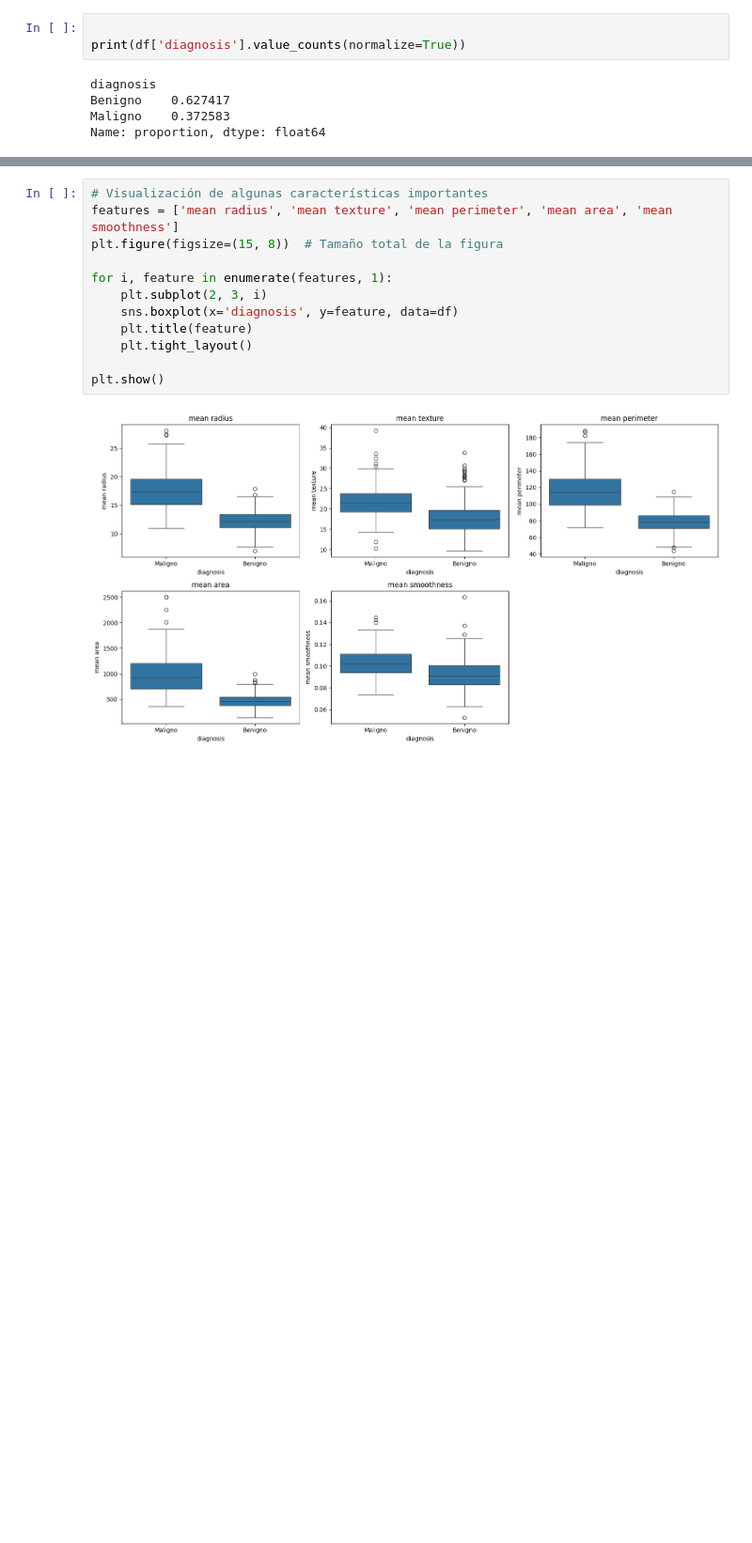
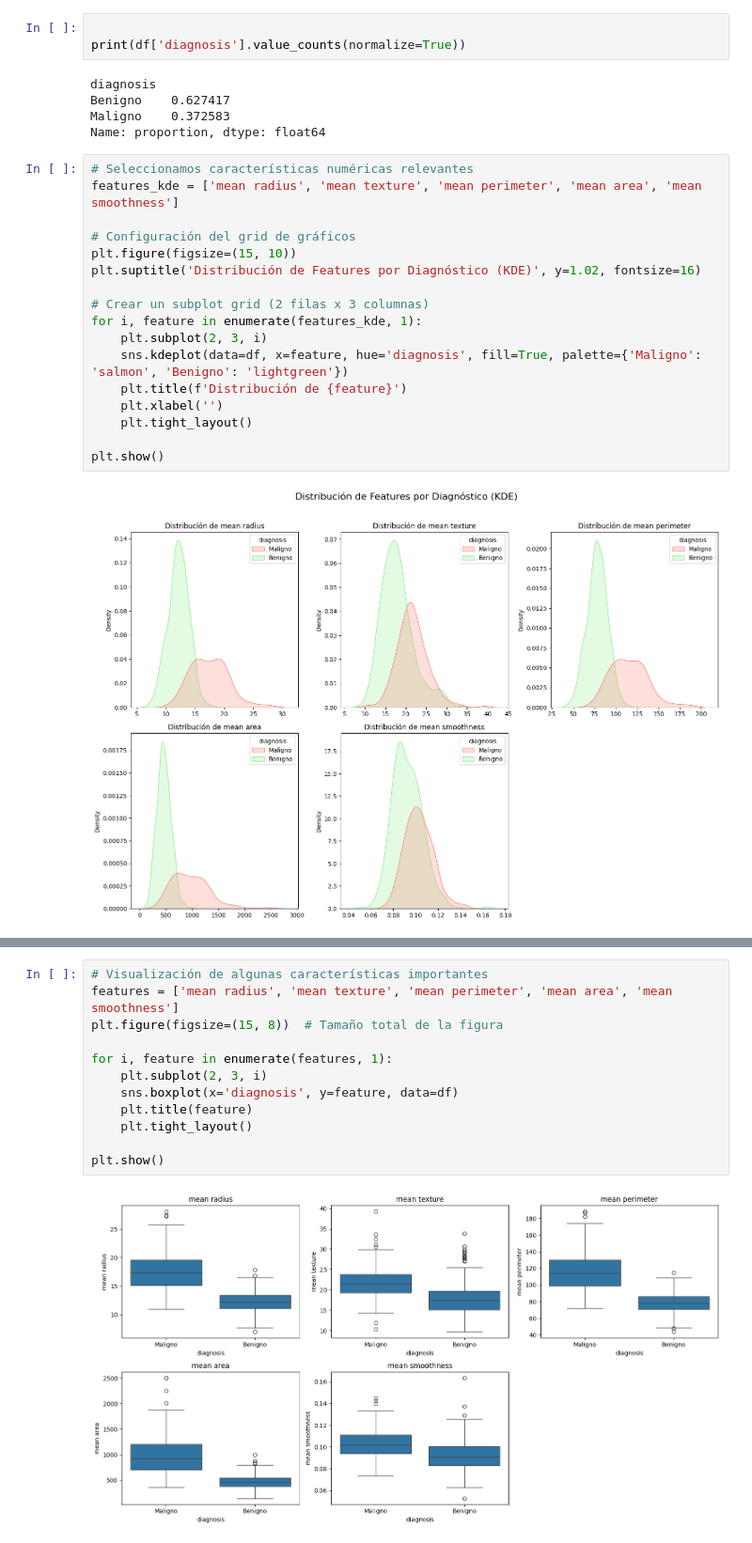
Before and after one commit to 311-23/Remedial, a Jupyter notebook: proyect/Use_case_part1.ipynb, the cells around one changed output, grey strips where cells are left out. Shown at 94% size. Saved outputs shown, nothing was run; the diff lists cells and outputs as text; blank space fills up the shorter version.

```diff
--- a/proyect/Use_case_part1.ipynb
+++ b/proyect/Use_case_part1.ipynb
@@ -133,5 +133,24 @@ diagnosis
 Benigno    0.627417
 Maligno    0.372583
 Name: proportion, dtype: float64
+# %%
+# Seleccionamos características numéricas relevantes
+features_kde = ['mean radius', 'mean texture', 'mean perimeter', 'mean area', 'mean smoothness']
+
+# Configuración del grid de gráficos
+plt.figure(figsize=(15, 10))
+plt.suptitle('Distribución de Features por Diagnóstico (KDE)', y=1.02, fontsize=16)
+
+# Crear un subplot grid (2 filas x 3 columnas)
+for i, feature in enumerate(features_kde, 1):
+    plt.subplot(2, 3, i)
+    sns.kdeplot(data=df, x=feature, hue='diagnosis', fill=True, palette={'Maligno': 'salmon', 'Benigno': 'lightgreen'})
+    plt.title(f'Distribución de {feature}')
+    plt.xlabel('')
+    plt.tight_layout()
+
+plt.show()
+# %% [output]
+[figure, added]
 # %%
 # Visualización de correlaciones
```
Also changed, not shown: parts of 1 cell of this notebook, 6 other files.
